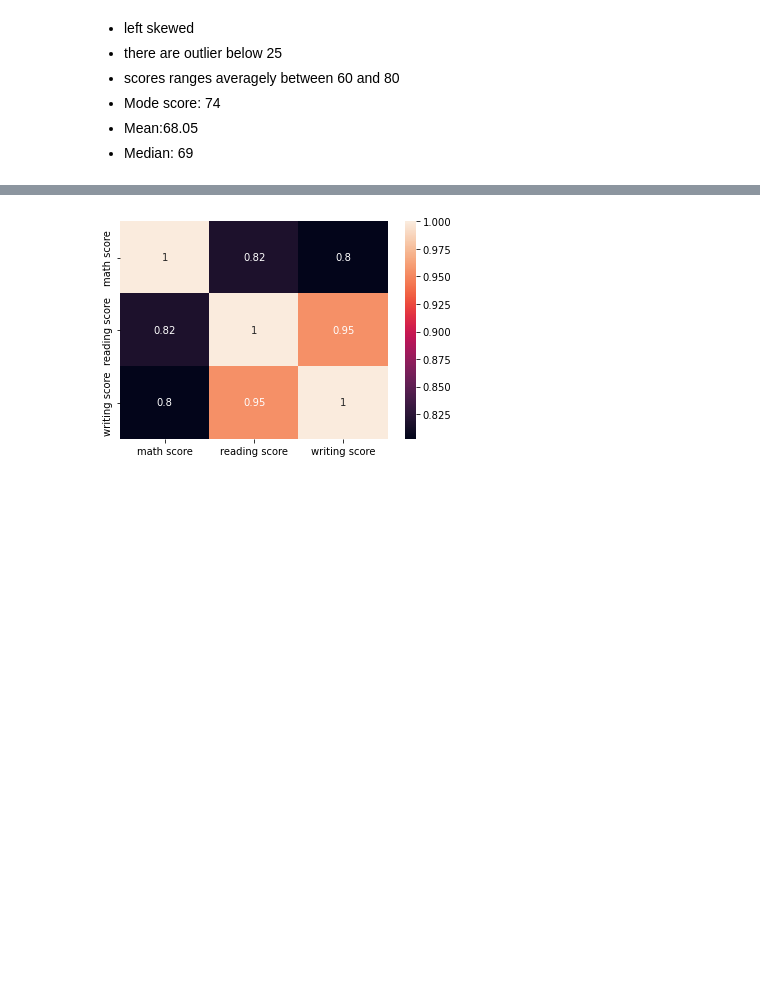
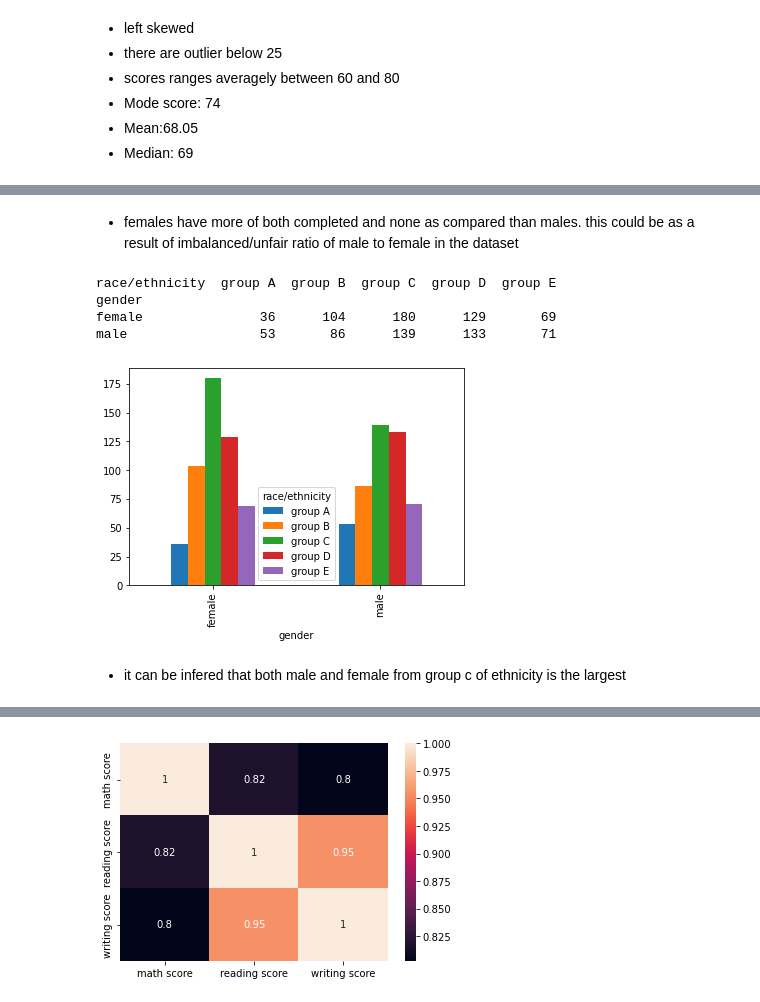
Before and after one commit to dougymenns/data_cleaning, a Jupyter notebook: EDA 02/student_performance_eda(day03).ipynb, the cells around one changed output, grey strips where cells are left out. Cells and saved outputs as stored; diff of their text form; code cells hidden in the pictures; blank space fills up the shorter version.

```diff
--- a/EDA 02/student_performance_eda(day03).ipynb
+++ b/EDA 02/student_performance_eda(day03).ipynb
@@ -177,0 +203,12 @@ dist_box_violin(data['writing score'])
+# %% [markdown]
+- females have more of both completed and none as compared than males. this could be as a result of imbalanced/unfair ratio of male to female in the dataset
+# %%
+uni_cat_viz(data,'race/ethnicity');
+# %% [output]
+race/ethnicity  group A  group B  group C  group D  group E
+gender
+female               36      104      180      129       69
+male                 53       86      139      133       71
+[figure, added]
+# %% [markdown]
+- it can be infered that both male and female from group c of ethnicity is the largest
```
Also changed, not shown: parts of 29 cells of this notebook, 2 other files.
